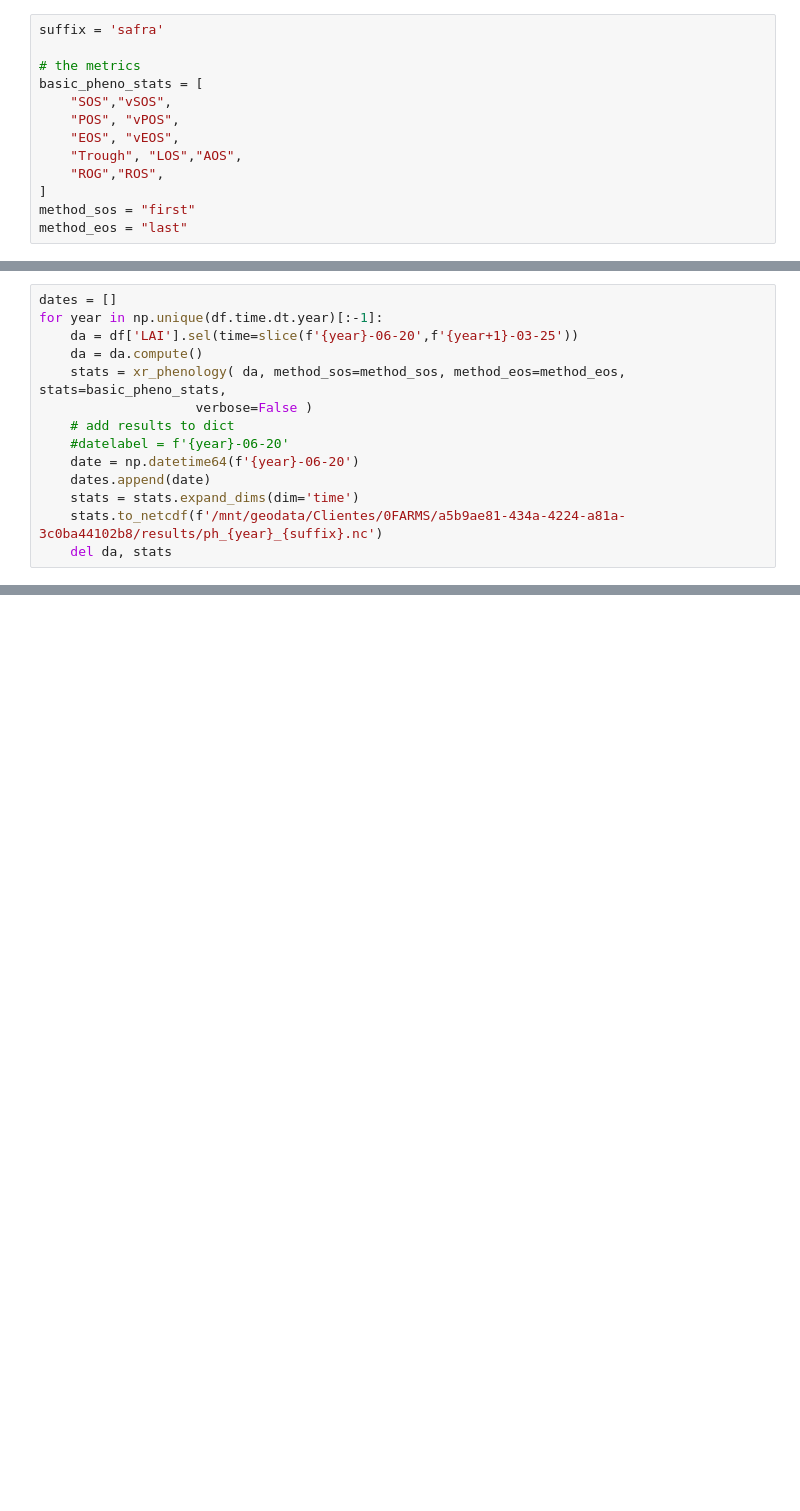
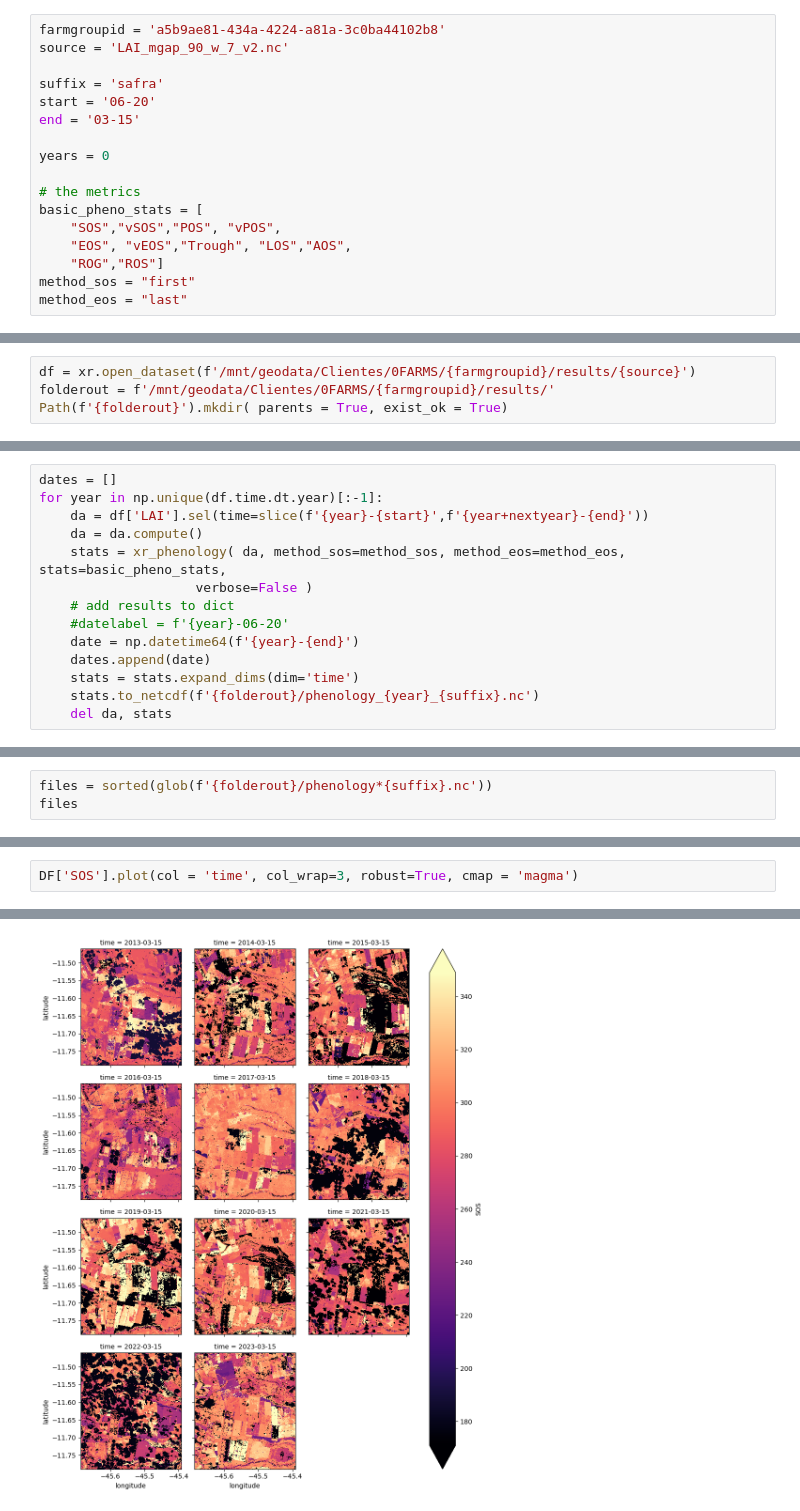
Before and after one commit to agrofunk/phenologist, a Jupyter notebook: 02_pheno_in_parts.ipynb, the cells around one changed output, grey strips where cells are left out. Drawn from its saved outputs; the diff is of its cells as text; blank space fills up the shorter version.

```diff
--- a/02_pheno_in_parts.ipynb
+++ b/02_pheno_in_parts.ipynb
@@ -9,13 +20,17 @@ df = xr.open_dataset('/mnt/geodata/Clientes/0FARMS/a5b9ae81-434a-4224-a81a-3c0ba
 # %%
+farmgroupid = 'a5b9ae81-434a-4224-a81a-3c0ba44102b8'
+source = 'LAI_mgap_90_w_7_v2.nc'
+
 suffix = 'safra'
+start = '06-20'
+end = '03-15'
+
+years = 0
 
 # the metrics
 basic_pheno_stats = [
-    "SOS","vSOS",
-    "POS", "vPOS",
-    "EOS", "vEOS",
-    "Trough", "LOS","AOS",
-    "ROG","ROS",
-]
+    "SOS","vSOS","POS", "vPOS",
+    "EOS", "vEOS","Trough", "LOS","AOS",
+    "ROG","ROS"]
 method_sos = "first"
 method_eos = "last"
@@ -23,0 +37,4 @@ method_eos = "last"
+# %%
+df = xr.open_dataset(f'/mnt/geodata/Clientes/0FARMS/{farmgroupid}/results/{source}')
+folderout = f'/mnt/geodata/Clientes/0FARMS/{farmgroupid}/results/'
+Path(f'{folderout}').mkdir( parents = True, exist_ok = True)
@@ -24,14 +59,14 @@ method_eos = "last"
 # %%
 dates = []
 for year in np.unique(df.time.dt.year)[:-1]:
-    da = df['LAI'].sel(time=slice(f'{year}-06-20',f'{year+1}-03-25'))
+    da = df['LAI'].sel(time=slice(f'{year}-{start}',f'{year+nextyear}-{end}'))
     da = da.compute()
     stats = xr_phenology( da, method_sos=method_sos, method_eos=method_eos, stats=basic_pheno_stats,
                     verbose=False )
     # add results to dict
     #datelabel = f'{year}-06-20'
-    date = np.datetime64(f'{year}-06-20')
+    date = np.datetime64(f'{year}-{end}')
     dates.append(date)
     stats = stats.expand_dims(dim='time')
-    stats.to_netcdf(f'/mnt/geodata/Clientes/0FARMS/a5b9ae81-434a-4224-a81a-3c0ba44102b8/results/ph_{year}_{suffix}.nc')
+    stats.to_netcdf(f'{folderout}/phenology_{year}_{suffix}.nc')
     del da, stats
@@ -56,0 +73,3 @@ files
+# %%
+files = sorted(glob(f'{folderout}/phenology*{suffix}.nc'))
+files
@@ -76,0 +91,3 @@ dates
+# %%
+DF['SOS'].plot(col = 'time', col_wrap=3, robust=True, cmap = 'magma')
+# %% [output]
@@ -76,0 +95 @@ dates
+[figure, added]
```
Also changed, not shown: parts of 18 cells of this notebook, 8 other files.
